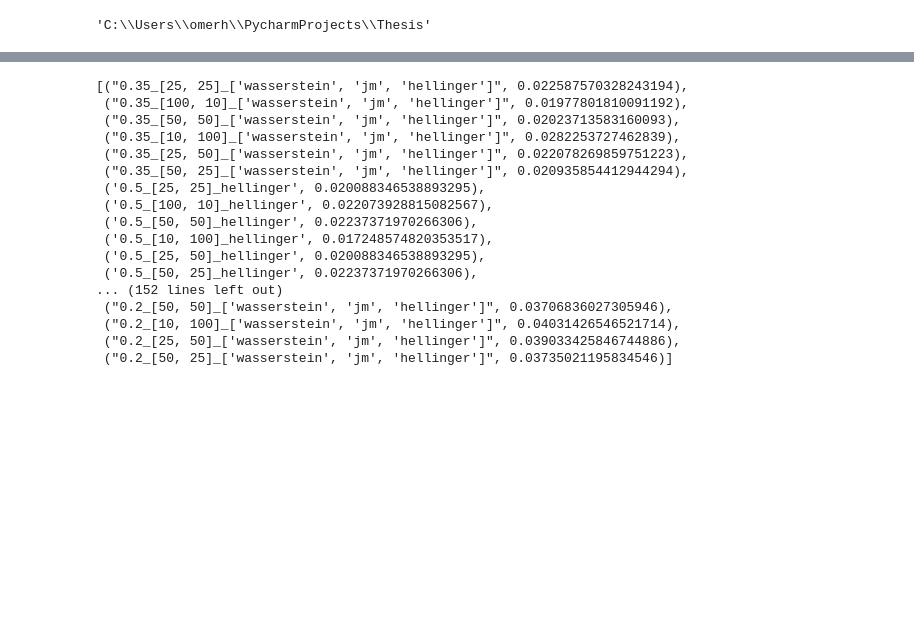
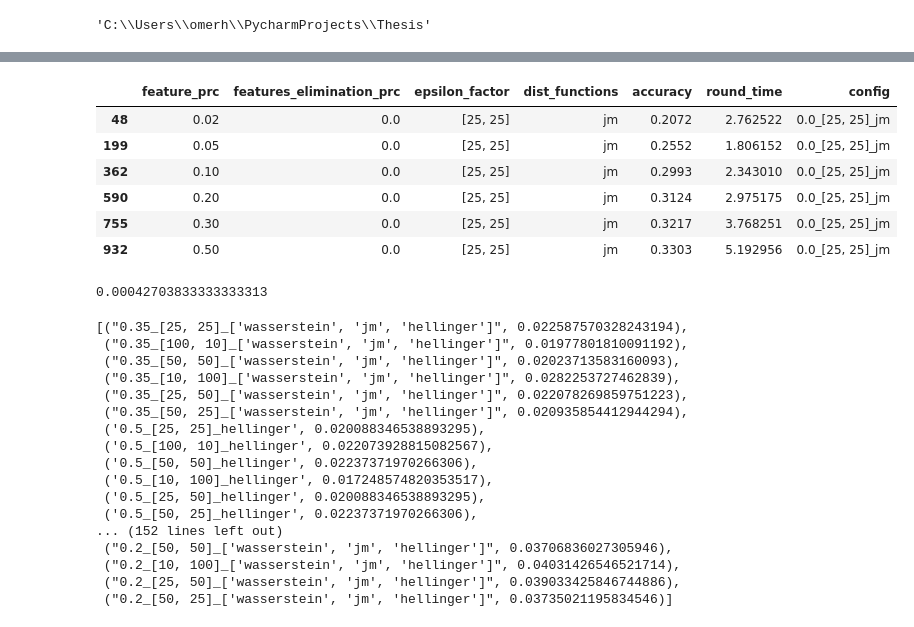
Before and after one commit to Omer-Hedvat/Thesis-TauTransformer, a Jupyter notebook: grid_search_results.ipynb, the cells around one changed output, grey strips where cells are left out. Saved outputs shown, nothing was run; the diff lists cells and outputs as text; code cells hidden in the pictures; blank space fills up the shorter version.

```diff
--- a/grid_search_results.ipynb
+++ b/grid_search_results.ipynb
@@ -36 +67,15 @@ configs_arr = df['config'].unique()
+# %%
+df.sort_values(by='feature_prc').loc[df['config'] == '0.0_[25, 25]_jm']
+# %% [output]
+|  | feature_prc | features_elimination_prc | epsilon_factor | dist_functions | accuracy | round_time | config |
+| 48 | 0.02 | 0.0 | [25, 25] | jm | 0.2072 | 2.762522 | 0.0_[25, 25]_jm |
+| 199 | 0.05 | 0.0 | [25, 25] | jm | 0.2552 | 1.806152 | 0.0_[25, 25]_jm |
+| 362 | 0.10 | 0.0 | [25, 25] | jm | 0.2993 | 2.343010 | 0.0_[25, 25]_jm |
+| 590 | 0.20 | 0.0 | [25, 25] | jm | 0.3124 | 2.975175 | 0.0_[25, 25]_jm |
+| 755 | 0.30 | 0.0 | [25, 25] | jm | 0.3217 | 3.768251 | 0.0_[25, 25]_jm |
+| 932 | 0.50 | 0.0 | [25, 25] | jm | 0.3303 | 5.192956 | 0.0_[25, 25]_jm |
+# %%
+sklearn.metrics.mean_squared_error(df_max_vals.accuracy, df.sort_values(by='feature_prc').loc[df['config'] == '0.0_[25, 25]_jm', 'accuracy'])
+# %% [output]
+0.00042703833333333313
 # %%
```
Also changed, not shown: parts of 9 cells of this notebook, 1 other file.
